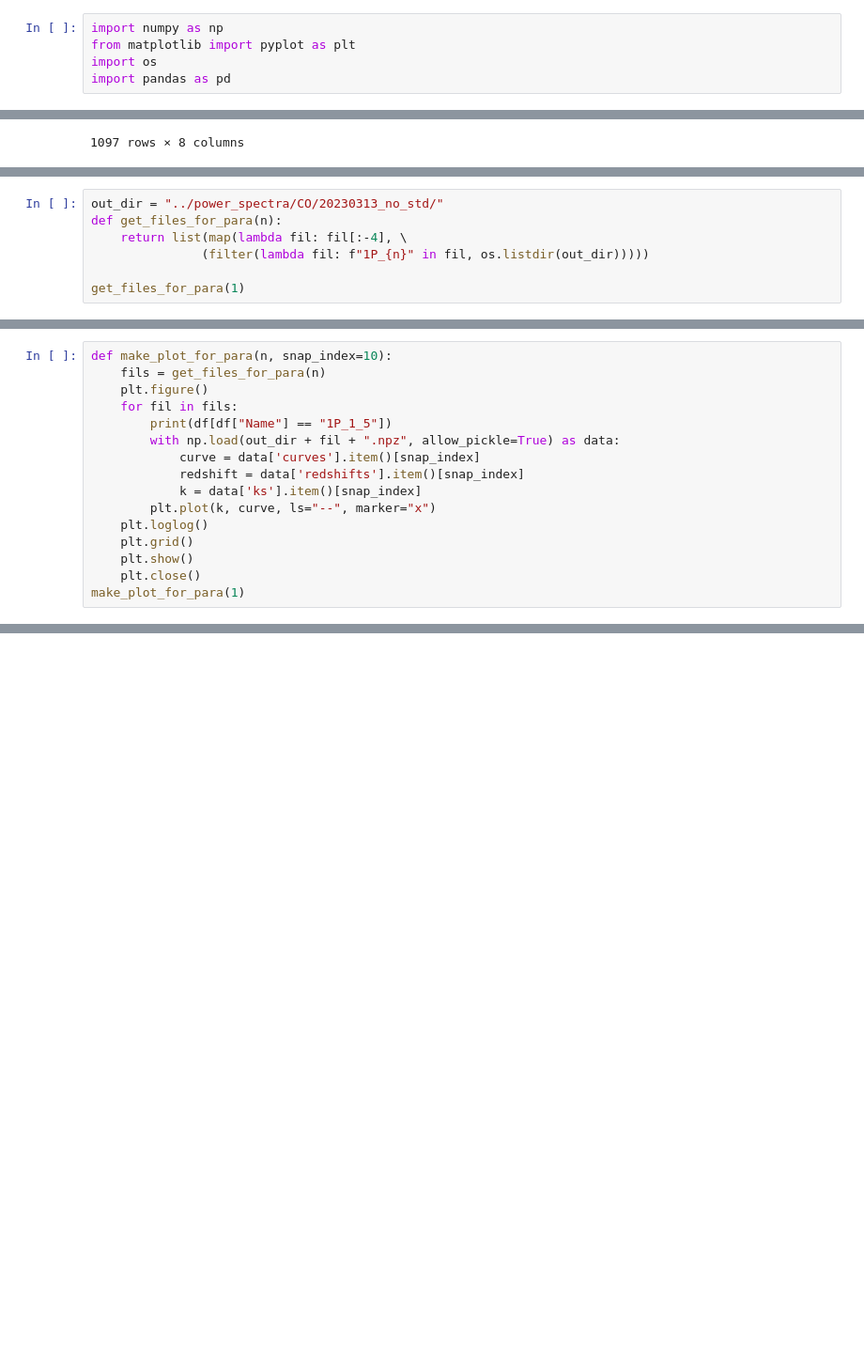
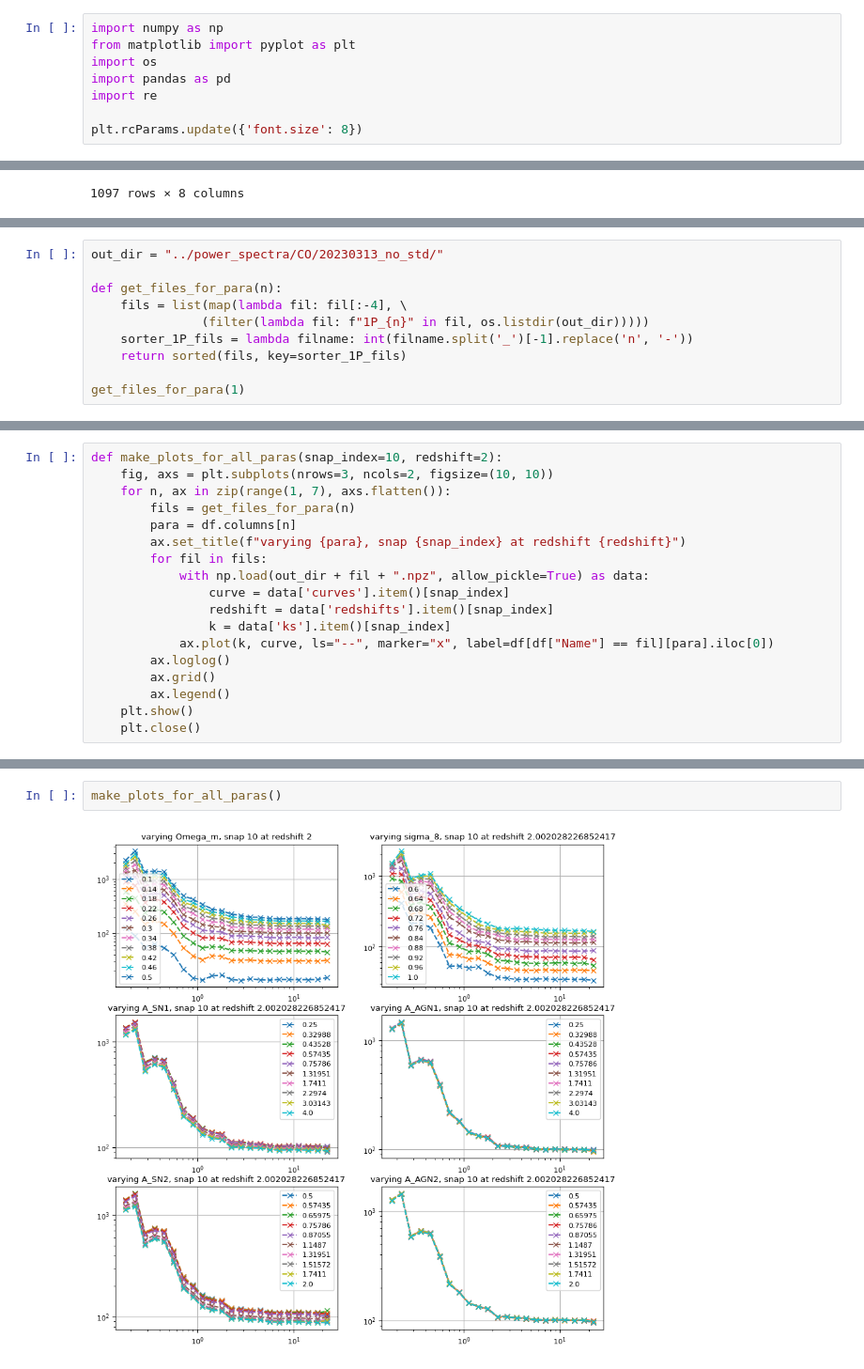
Before and after one commit to shubhagrawal30/CosmoIM, a Jupyter notebook: notebooks/1P_plots.ipynb, the cells around one changed output, grey strips where cells are left out. Shown at 94% size. Drawn from its saved outputs; the diff is of its cells as text; blank space fills up the shorter version.

```diff
--- a/notebooks/1P_plots.ipynb
+++ b/notebooks/1P_plots.ipynb
@@ -3,6 +3,9 @@ import numpy as np
 from matplotlib import pyplot as plt
 import os
 import pandas as pd
+import re
+
+plt.rcParams.update({'font.size': 8})
 # %%
 df = pd.read_csv('../camels_info/camels_parameters.csv')
 df
@@ -23,8 +32,11 @@ df
 # %%
 out_dir = "../power_spectra/CO/20230313_no_std/"
+
 def get_files_for_para(n):
-    return list(map(lambda fil: fil[:-4], \
+    fils = list(map(lambda fil: fil[:-4], \
                (filter(lambda fil: f"1P_{n}" in fil, os.listdir(out_dir)))))
+    sorter_1P_fils = lambda filname: int(filname.split('_')[-1].replace('n', '-'))
+    return sorted(fils, key=sorter_1P_fils)
 
 get_files_for_para(1)
 # %% [output]
@@ -42,16 +54,18 @@ get_files_for_para(1)
 # %%
-def make_plot_for_para(n, snap_index=10):
-    fils = get_files_for_para(n)
-    plt.figure()
-    for fil in fils:
-        print(df[df["Name"] == "1P_1_5"])
-        with np.load(out_dir + fil + ".npz", allow_pickle=True) as data:
-            curve = data['curves'].item()[snap_index]
-            redshift = data['redshifts'].item()[snap_index]
-            k = data['ks'].item()[snap_index]
-        plt.plot(k, curve, ls="--", marker="x")
-    plt.loglog()
-    plt.grid()
+def make_plots_for_all_paras(snap_index=10, redshift=2):
+    fig, axs = plt.subplots(nrows=3, ncols=2, figsize=(10, 10))
+    for n, ax in zip(range(1, 7), axs.flatten()):
+        fils = get_files_for_para(n)
+        para = df.columns[n]
+        ax.set_title(f"varying {para}, snap {snap_index} at redshift {redshift}")
+        for fil in fils:
+            with np.load(out_dir + fil + ".npz", allow_pickle=True) as data:
+                curve = data['curves'].item()[snap_index]
+                redshift = data['redshifts'].item()[snap_index]
+                k = data['ks'].item()[snap_index]
+            ax.plot(k, curve, ls="--", marker="x", label=df[df["Name"] == fil][para].iloc[0])
+        ax.loglog()
+        ax.grid()
+        ax.legend()
     plt.show()
     plt.close()
-make_plot_for_para(1)
@@ -76,0 +72,4 @@ make_plot_for_para(1)
+# %%
+make_plots_for_all_paras()
+# %% [output]
+[figure, added]
```
Also changed, not shown: parts of 3 cells of this notebook.
